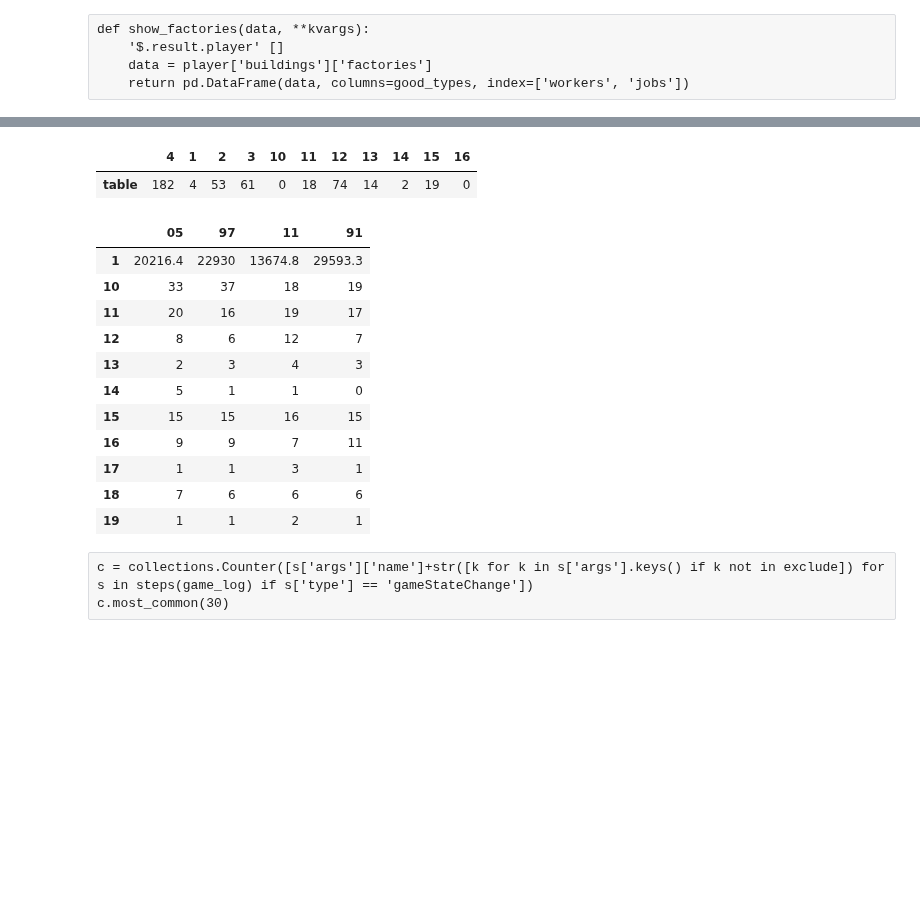
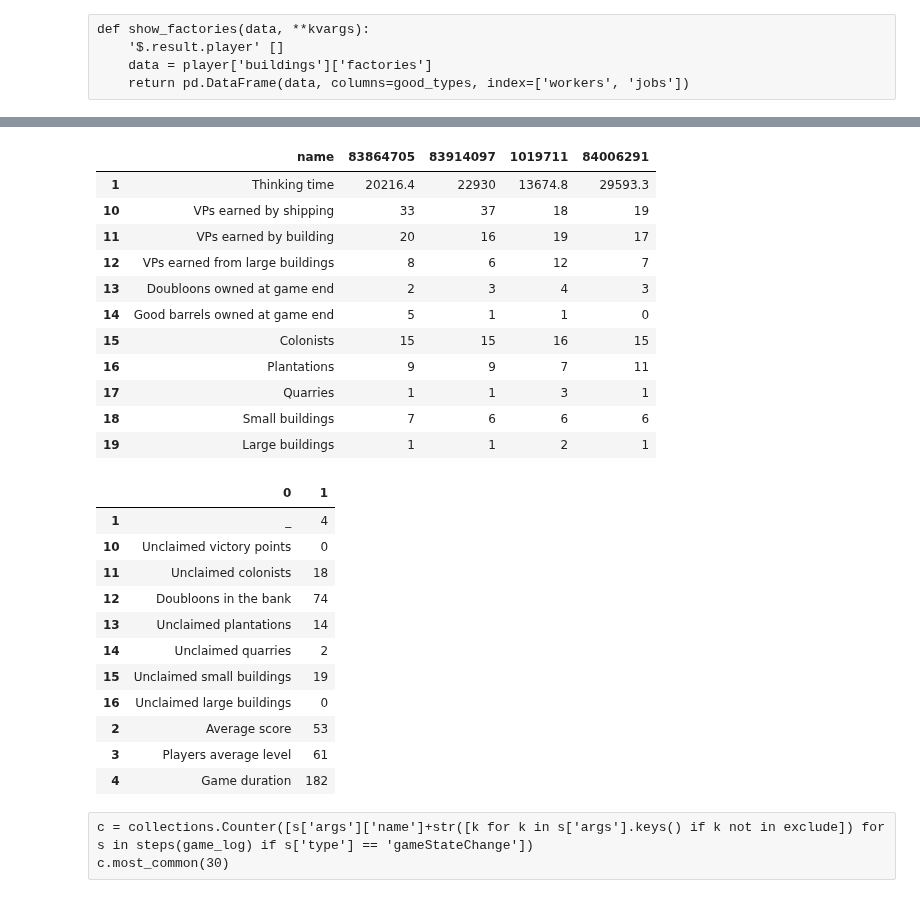
Before and after one commit to xiwix/binder, a Jupyter notebook: bga.puertorico.analyze.ipynb, the cells around one changed output, grey strips where cells are left out. Drawn from its saved outputs; the diff is of its cells as text; code cells hidden in the pictures; blank space fills up the shorter version.

```diff
--- a/bga.puertorico.analyze.ipynb
+++ b/bga.puertorico.analyze.ipynb
@@ -240,27 +281,57 @@ table_stats = ['Game duration','Players average level','Average score','Unclaime
-# %%
-pd.DataFrame(res['table']['stats'], index=['table'])
-# %% [output]
-|  | 4 | 1 | 2 | 3 | 10 | 11 | 12 | 13 | 14 | 15 | 16 |
-| table | 182 | 4 | 53 | 61 | 0 | 18 | 74 | 14 | 2 | 19 | 0 |
+# %%
+tdf = pd.DataFrame([table_stats, res['table']['stats']]).T #.rename(columns = table_stats).T
 # %%
-player_stats = ['Thinking time','Victory points earned by shipping','Victory points earned by building',
-                'Victory points earned from occupied large buildings','Doubloons owned at game end','Good barrels owned at game end',
-                'Colonists','Plantations','Quarries','Small buildings','Large buildings']
+player_stats = {
+     '1': 'Thinking time',
+    '10': 'VPs earned by shipping',
+    '11': 'VPs earned by building',
+    '12': 'VPs earned from large buildings',
+    '13': 'Doubloons owned at game end',
+    '14': 'Good barrels owned at game end',
+    '15': 'Colonists',
+    '16': 'Plantations',
+    '17': 'Quarries',
+    '18': 'Small buildings',
+    '19': 'Large buildings'}
 # %%
-pd.DataFrame([x['stats'] for x in res['result']], index=[x['player'][-2:] for x in res['result']]).T
+pdf = pd.DataFrame(
+    data  = [player_stats] + [x['stats']  for x in res['result']],
+    index =       ['name'] + [x['player'] for x in res['result']]
+).T
-# %% [output]
-|  | 05 | 97 | 11 | 91 |
-| 1 | 20216.4 | 22930 | 13674.8 | 29593.3 |
-| 10 | 33 | 37 | 18 | 19 |
-| 11 | 20 | 16 | 19 | 17 |
-| 12 | 8 | 6 | 12 | 7 |
-| 13 | 2 | 3 | 4 | 3 |
-| 14 | 5 | 1 | 1 | 0 |
-| 15 | 15 | 15 | 16 | 15 |
-| 16 | 9 | 9 | 7 | 11 |
-| 17 | 1 | 1 | 3 | 1 |
-| 18 | 7 | 6 | 6 | 6 |
-| 19 | 1 | 1 | 2 | 1 |
+# %%
+from IPython.display import display_html
+def display_side_by_side(*args):
+    html_str=''
+    for df in args:
+        html_str+=df.to_html()
+    display_html(html_str.replace('table','table style="display:inline; padding-right: 100px;"'),raw=True)
+# %%
+display_side_by_side(pdf, tdf)
+# %% [output]
+|  | name | 83864705 | 83914097 | 1019711 | 84006291 |
+| 1 | Thinking time | 20216.4 | 22930 | 13674.8 | 29593.3 |
+| 10 | VPs earned by shipping | 33 | 37 | 18 | 19 |
+| 11 | VPs earned by building | 20 | 16 | 19 | 17 |
+| 12 | VPs earned from large buildings | 8 | 6 | 12 | 7 |
+| 13 | Doubloons owned at game end | 2 | 3 | 4 | 3 |
+| 14 | Good barrels owned at game end | 5 | 1 | 1 | 0 |
+| 15 | Colonists | 15 | 15 | 16 | 15 |
+| 16 | Plantations | 9 | 9 | 7 | 11 |
+| 17 | Quarries | 1 | 1 | 3 | 1 |
+| 18 | Small buildings | 7 | 6 | 6 | 6 |
+| 19 | Large buildings | 1 | 1 | 2 | 1 |
+|  | 0 | 1 |
+| 1 | _ | 4 |
+| 10 | Unclaimed victory points | 0 |
+| 11 | Unclaimed colonists | 18 |
+| 12 | Doubloons in the bank | 74 |
+| 13 | Unclaimed plantations | 14 |
+| 14 | Unclaimed quarries | 2 |
+| 15 | Unclaimed small buildings | 19 |
+| 16 | Unclaimed large buildings | 0 |
+| 2 | Average score | 53 |
+| 3 | Players average level | 61 |
+| 4 | Game duration | 182 |
 # %%
 flat = [s for s in steps(game_log) if s['type'] not in ['gameStateChange', 'message', 'updateReflexionTime']]
 c = collections.Counter([s['type'] for s in flat])
```
Also changed, not shown: parts of 4 cells of this notebook, 3 other files.
